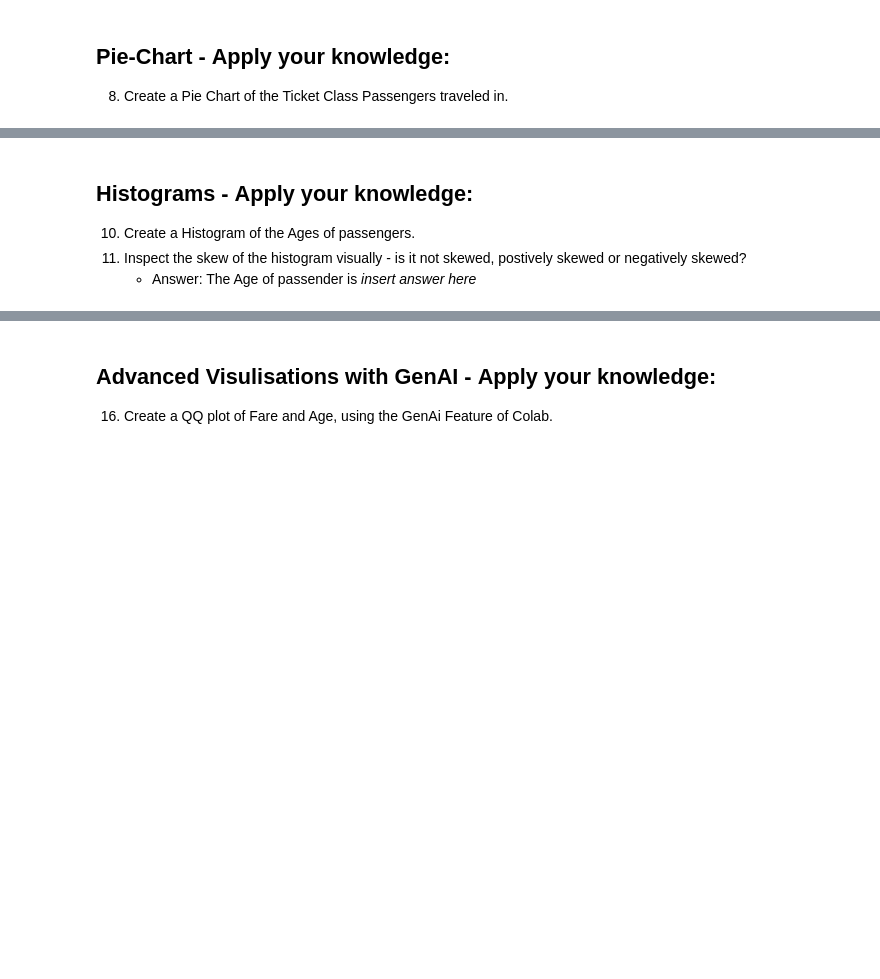
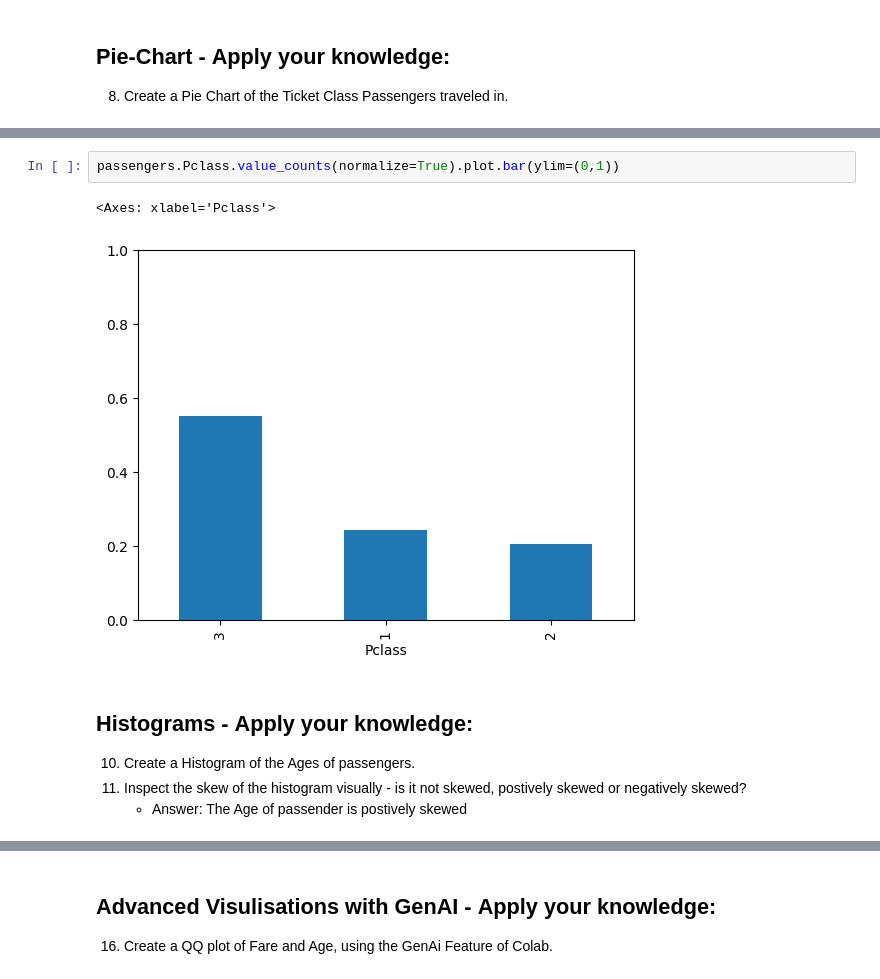
Before and after one commit to mschuessler/dba_lecture, a Jupyter notebook: notebooks/DBA2_02_Desc_Stats_and_Vis.ipynb, the cells around one changed output, grey strips where cells are left out. Saved outputs shown, nothing was run; the diff lists cells and outputs as text; blank space fills up the shorter version.

```diff
--- a/notebooks/DBA2_02_Desc_Stats_and_Vis.ipynb
+++ b/notebooks/DBA2_02_Desc_Stats_and_Vis.ipynb
@@ -54,5 +146,10 @@ passengers
+# %%
+passengers.Pclass.value_counts(normalize=True).plot.bar(ylim=(0,1))
+# %% [output]
+<Axes: xlabel='Pclass'>
+[figure, added]
 # %% [markdown]
 ## Histograms - **Apply your knowledge**:
 10. Create a Histogram of the Ages of passengers.
 11. Inspect the skew of the histogram visually - is it not skewed, postively skewed or negatively skewed?
-    * Answer: The Age of passender is *insert answer here*
+    * Answer: The Age of passender is postively skewed
```
Also changed, not shown: parts of 24 cells of this notebook.
